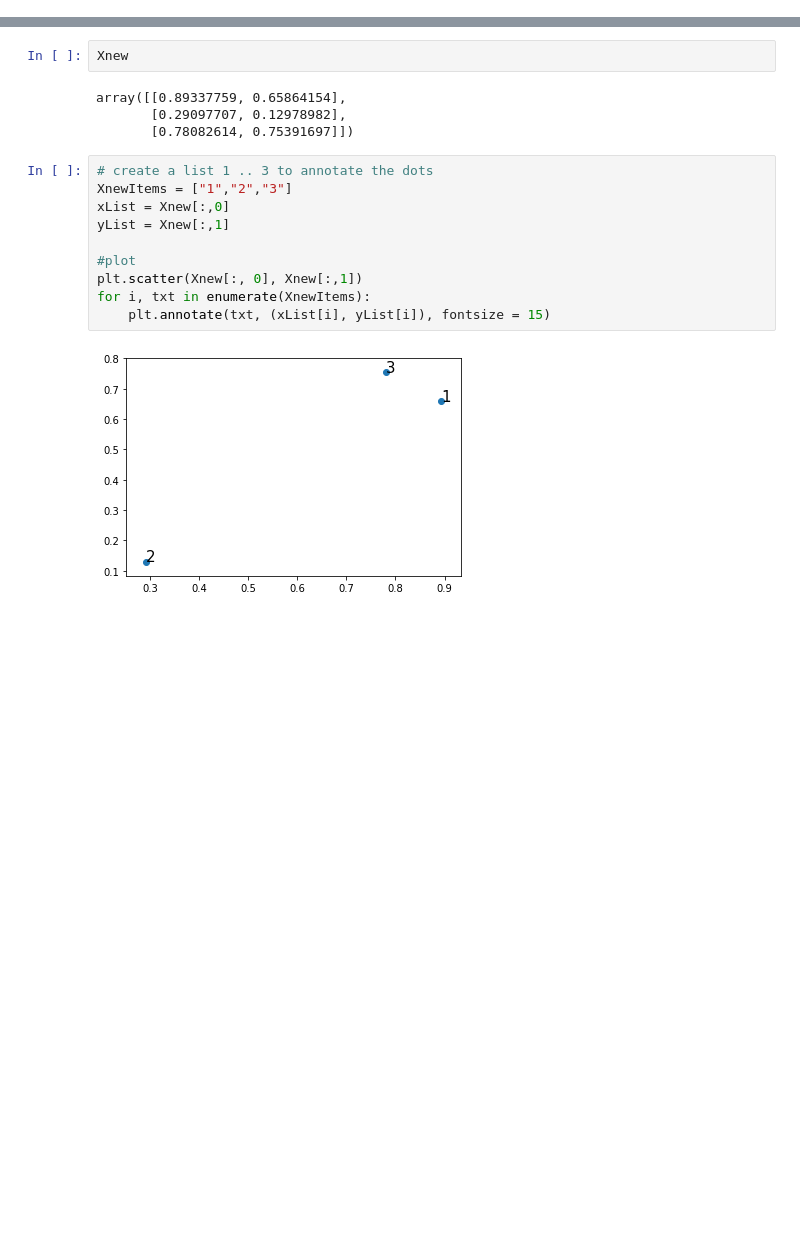
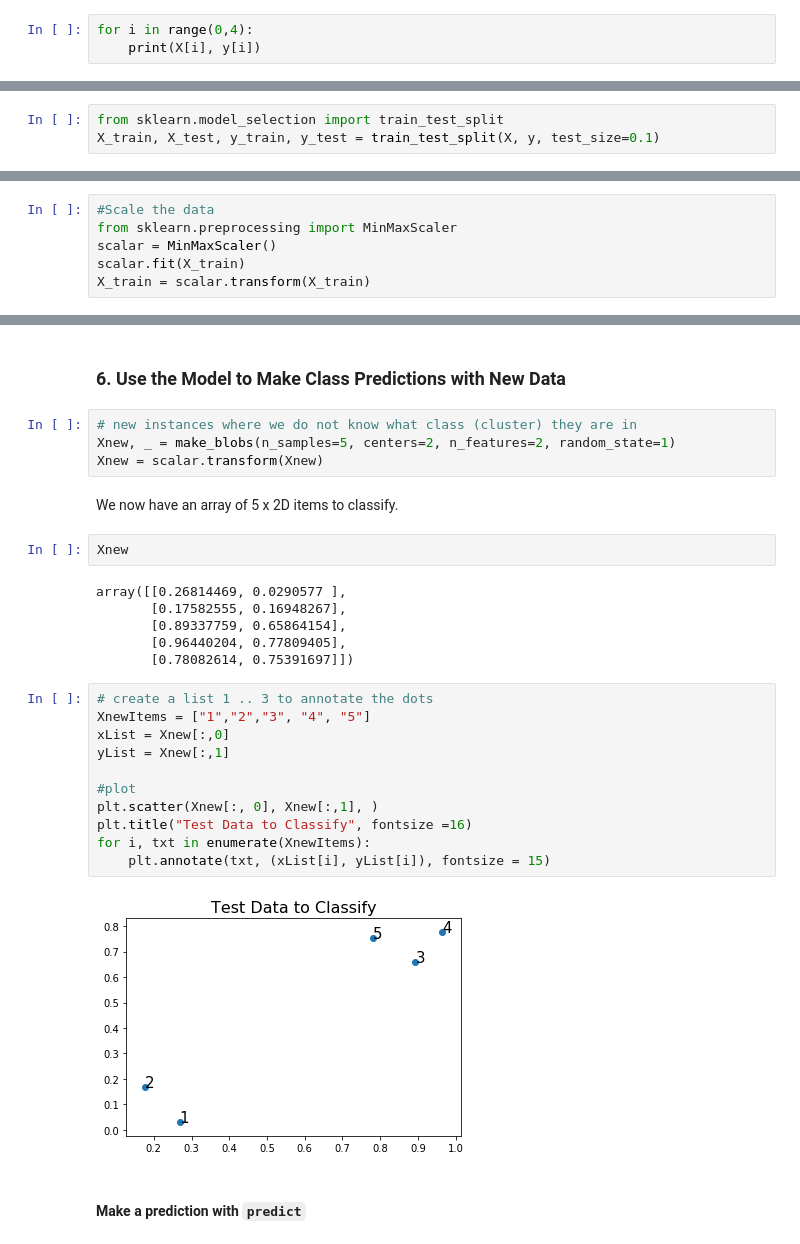
Before and after one commit to edbullen/keras, a Jupyter notebook: keras_blobs_class.ipynb, the cells around one changed output, grey strips where cells are left out. Saved outputs shown, nothing was run; the diff lists cells and outputs as text; blank space fills up the shorter version.

Commit message:
tidied up keras_blobs_class for presentation

```diff
--- a/keras_blobs_class.ipynb
+++ b/keras_blobs_class.ipynb
@@ -83,0 +20,3 @@ We now have an array of 3 x 2D items to classify.
+# %%
+for i in range(0,4):
+    print(X[i], y[i])
@@ -83,0 +30,3 @@ We now have an array of 3 x 2D items to classify.
+# %%
+from sklearn.model_selection import train_test_split
+X_train, X_test, y_train, y_test = train_test_split(X, y, test_size=0.1)
@@ -83,0 +53,6 @@ We now have an array of 3 x 2D items to classify.
+# %%
+#Scale the data
+from sklearn.preprocessing import MinMaxScaler
+scalar = MinMaxScaler()
+scalar.fit(X_train)
+X_train = scalar.transform(X_train)
@@ -84,18 +143,31 @@ We now have an array of 3 x 2D items to classify.
+# %% [markdown]
+### 6. Use the Model to Make Class Predictions with New Data ###
+# %%
+# new instances where we do not know what class (cluster) they are in
+Xnew, _ = make_blobs(n_samples=5, centers=2, n_features=2, random_state=1)
+Xnew = scalar.transform(Xnew)
+# %% [markdown]
+We now have an array of 5 x 2D items to classify.
 # %%
 Xnew
 # %% [output]
-array([[0.89337759, 0.65864154],
-       [0.29097707, 0.12978982],
+array([[0.26814469, 0.0290577 ],
+       [0.17582555, 0.16948267],
+       [0.89337759, 0.65864154],
+       [0.96440204, 0.77809405],
        [0.78082614, 0.75391697]])
 # %%
 # create a list 1 .. 3 to annotate the dots
-XnewItems = ["1","2","3"]
+XnewItems = ["1","2","3", "4", "5"]
 xList = Xnew[:,0]
 yList = Xnew[:,1]
 
 #plot
-plt.scatter(Xnew[:, 0], Xnew[:,1])
+plt.scatter(Xnew[:, 0], Xnew[:,1], )
+plt.title("Test Data to Classify", fontsize =16)
 for i, txt in enumerate(XnewItems):
     plt.annotate(txt, (xList[i], yList[i]), fontsize = 15)
 # %% [output]
-[figure, old version]
+[figure, new version]
+# %% [markdown]
+#### Make a prediction with `predict` ####
```
Also changed, not shown: parts of 46 cells of this notebook.
